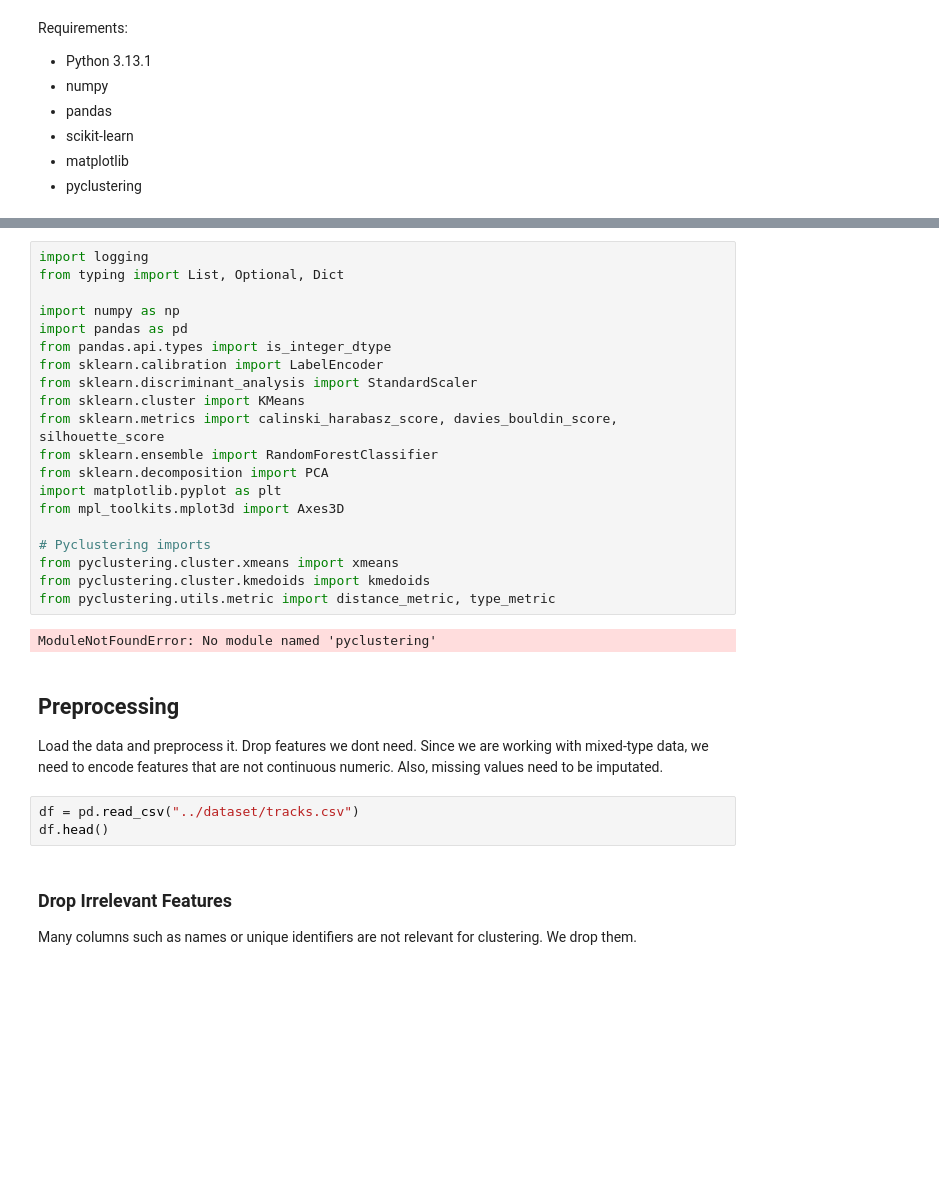
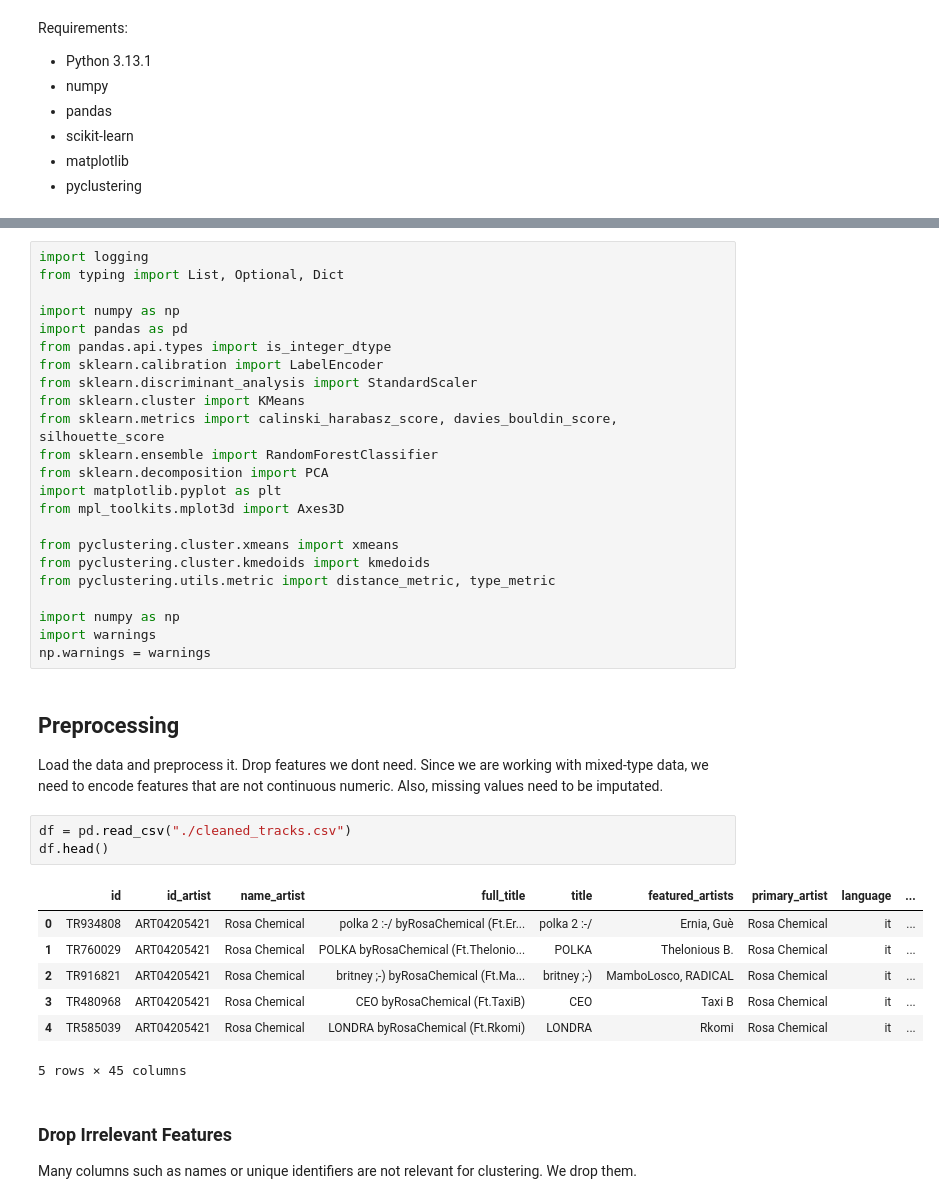
Before and after one commit to jaanisfehling/italian-rap-songs, a Jupyter notebook: clustering/xmeans_kmedoids.ipynb, the cells around one changed output, grey strips where cells are left out. Drawn from its saved outputs; the diff is of its cells as text; blank space fills up the shorter version.

Commit message:
fix numpy warnings issue

```diff
--- a/clustering/xmeans_kmedoids.ipynb
+++ b/clustering/xmeans_kmedoids.ipynb
@@ -46,18 +48,27 @@ from sklearn.decomposition import PCA
 import matplotlib.pyplot as plt
 from mpl_toolkits.mplot3d import Axes3D
 
-# Pyclustering imports
 from pyclustering.cluster.xmeans import xmeans
 from pyclustering.cluster.kmedoids import kmedoids
 from pyclustering.utils.metric import distance_metric, type_metric
+
+import numpy as np
+import warnings
+np.warnings = warnings
-# %% [output]
-ModuleNotFoundError: No module named 'pyclustering'
 # %% [markdown]
 ## Preprocessing
 Load the data and preprocess it. Drop features we dont need. Since we are working with mixed-type data, we need to encode features that are not continuous numeric. Also, missing values need to be imputated.
 # %%
-df = pd.read_csv("../dataset/tracks.csv")
+df = pd.read_csv("./cleaned_tracks.csv")
 df.head()
+# %% [output]
+|  | id | id_artist | name_artist | full_title | title | featured_artists | primary_artist | language | ... |
+| 0 | TR934808 | ART04205421 | Rosa Chemical | polka 2 :-/ byRosaChemical (Ft.Er... | polka 2 :-/ | Ernia, Guè | Rosa Chemical | it | ... |
+| 1 | TR760029 | ART04205421 | Rosa Chemical | POLKA byRosaChemical (Ft.Thelonio... | POLKA | Thelonious B. | Rosa Chemical | it | ... |
+| 2 | TR916821 | ART04205421 | Rosa Chemical | britney ;-) byRosaChemical (Ft.Ma... | britney ;-) | MamboLosco, RADICAL | Rosa Chemical | it | ... |
+| 3 | TR480968 | ART04205421 | Rosa Chemical | CEO byRosaChemical (Ft.TaxiB) | CEO | Taxi B | Rosa Chemical | it | ... |
+| 4 | TR585039 | ART04205421 | Rosa Chemical | LONDRA byRosaChemical (Ft.Rkomi) | LONDRA | Rkomi | Rosa Chemical | it | ... |
+5 rows × 45 columns
 # %% [markdown]
 ### Drop Irrelevant Features
 Many columns such as names or unique identifiers are not relevant for clustering. We drop them.
```
Also changed, not shown: parts of 5 cells of this notebook.
